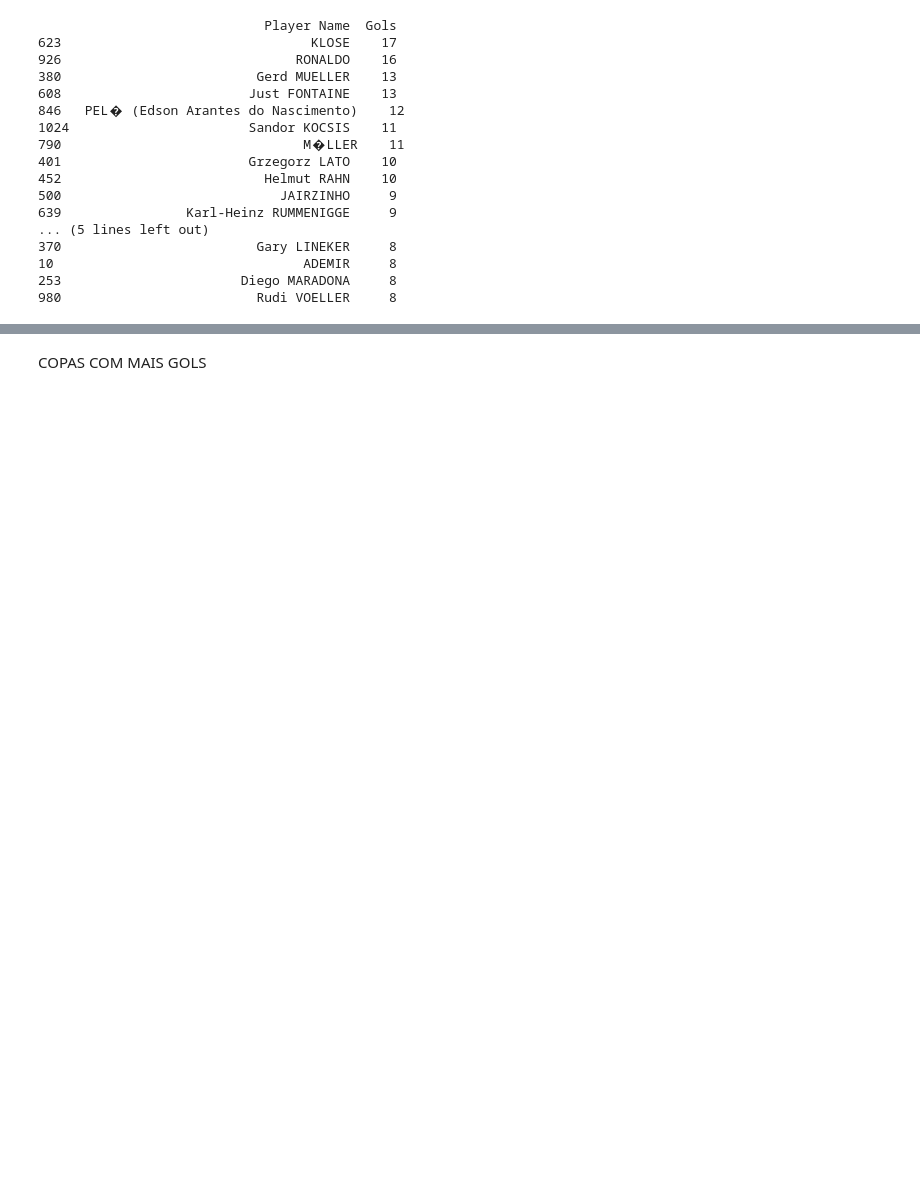
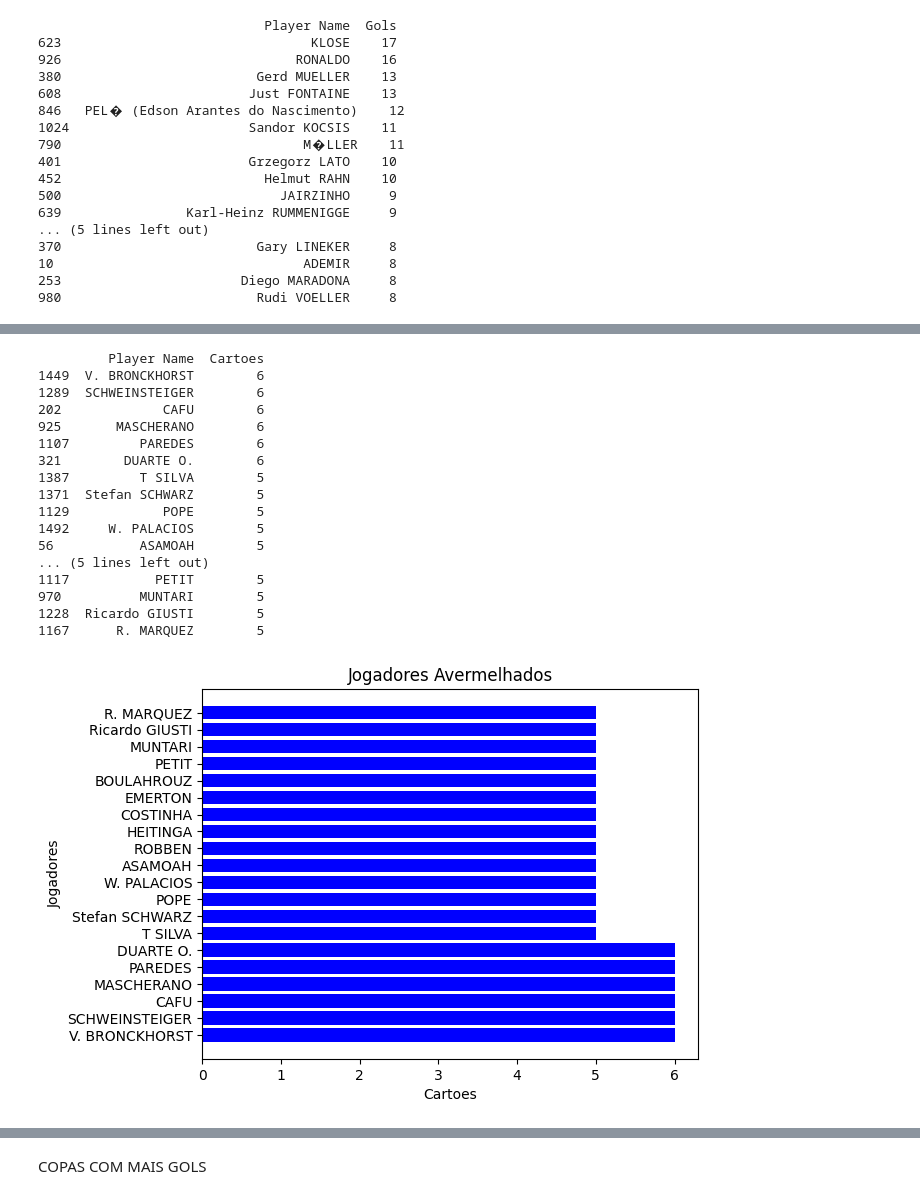
Before and after one commit to PedroGabr26/BIGDATAWORLDCUP, a Jupyter notebook: Cópia_de_Dashboardbigdata.ipynb, the cells around one changed output, grey strips where cells are left out. Saved outputs shown, nothing was run; the diff lists cells and outputs as text; code cells hidden in the pictures; blank space fills up the shorter version.

```diff
--- a/Cópia_de_Dashboardbigdata.ipynb
+++ b/Cópia_de_Dashboardbigdata.ipynb
@@ -217,0 +148,33 @@ fig2.show()
+# %%
+def contar_cartoes(evento):
+  return str(evento).count('Y')
+
+df_players['Cartoes'] = df_players['Event'].apply(contar_cartoes)
+cartoes = df_players[df_players['Cartoes'] > 0][['Player Name','Cartoes']].groupby('Player Name').sum().reset_index()
+cartoes = cartoes.sort_values('Cartoes',ascending=False).head(20)
+# jogadoresavermelhados = cartoes['Player Name'].value_counts().reset_index()
+print(cartoes)
+plt.barh(cartoes['Player Name'],cartoes['Cartoes'],color='blue')
+plt.xlabel('Cartoes')
+plt.ylabel('Jogadores')
+plt.title('Jogadores Avermelhados')
+plt.show()
+# %% [output]
+         Player Name  Cartoes
+1449  V. BRONCKHORST        6
+1289  SCHWEINSTEIGER        6
+202             CAFU        6
+925       MASCHERANO        6
+1107         PAREDES        6
+321        DUARTE O.        6
+1387         T SILVA        5
+1371  Stefan SCHWARZ        5
+1129            POPE        5
+1492     W. PALACIOS        5
+56           ASAMOAH        5
+... (5 lines left out)
+1117           PETIT        5
+970          MUNTARI        5
+1228  Ricardo GIUSTI        5
+1167      R. MARQUEZ        5
+[figure, added]
```
Also changed, not shown: parts of 14 cells of this notebook.
